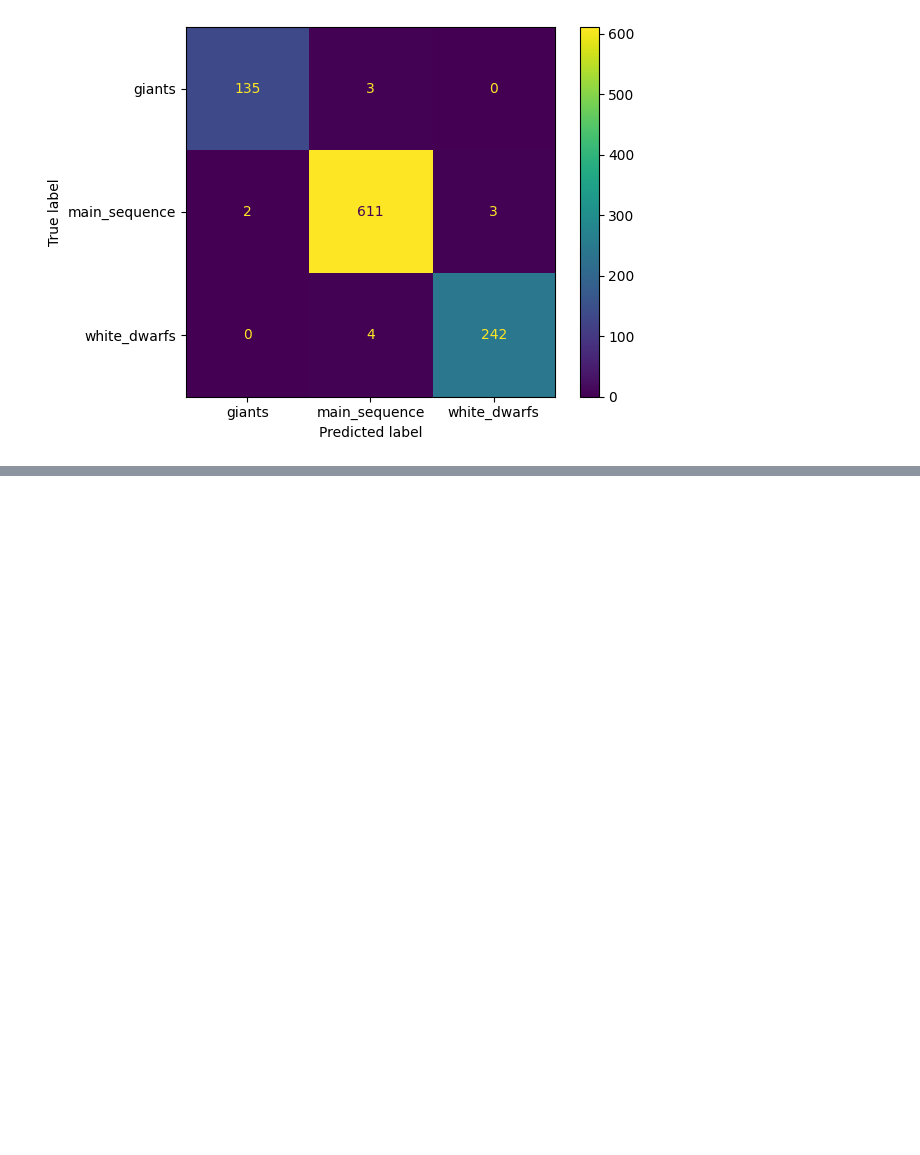
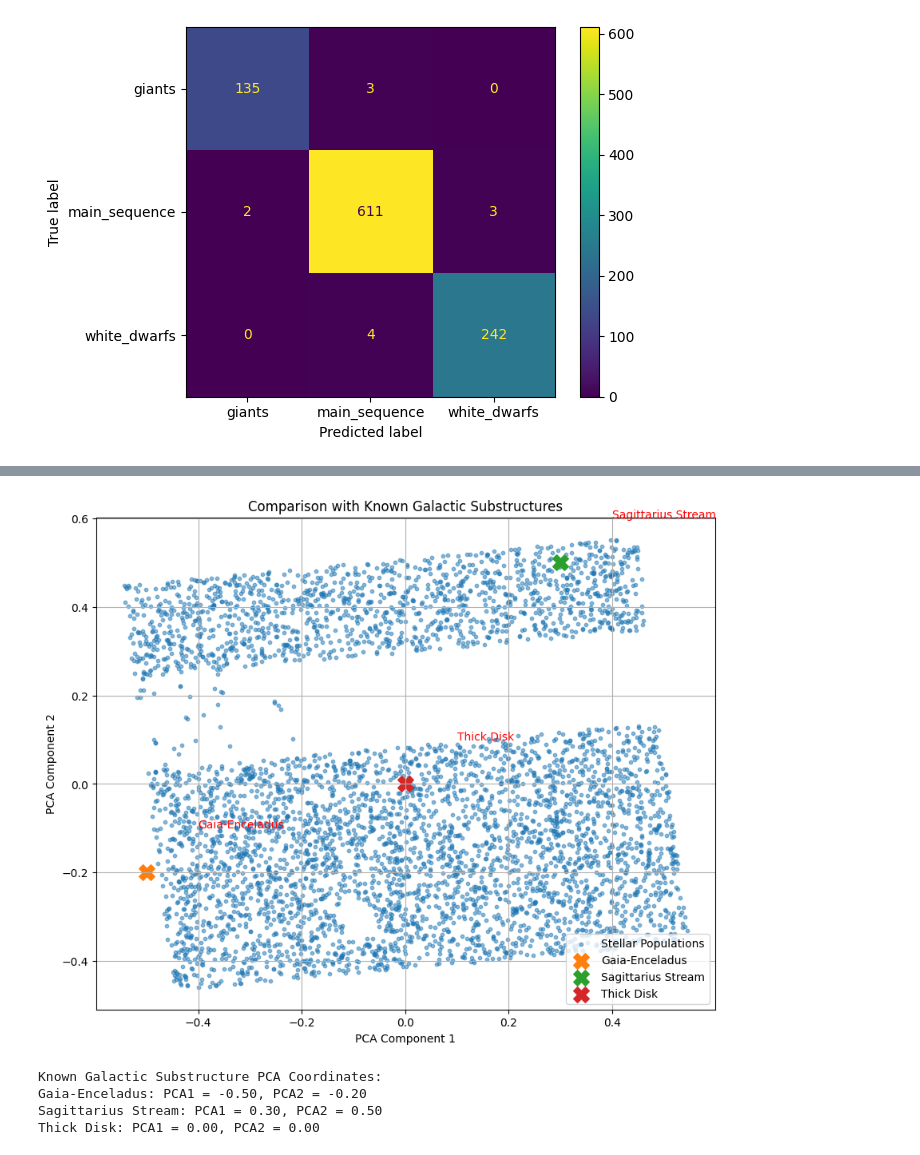
Before and after one commit to Fr4nc3/SDSS_Release_17_system_model, a Jupyter notebook: sdss_data.ipynb, the cells around one changed output, grey strips where cells are left out. Saved outputs shown, nothing was run; the diff lists cells and outputs as text; code cells hidden in the pictures; blank space fills up the shorter version.

```diff
--- a/sdss_data.ipynb
+++ b/sdss_data.ipynb
@@ -1070,0 +1116,50 @@ Fitting 5 folds for each of 16 candidates, totalling 80 fits
+# %%
+
+from sklearn.decomposition import PCA
+
+
+pca = PCA(n_components=2)
+coordinates = data[['ra', 'dec']].dropna().values
+pca_coordinates = pca.fit_transform(coordinates)
+
+
+data['PCA1'] = pca_coordinates[:, 0]
+data['PCA2'] = pca_coordinates[:, 1]
+
+
+known_substructures = {
+    "Gaia-Enceladus": [data['PCA1'].mean() - 0.5, data['PCA2'].mean() - 0.2],
+    "Sagittarius Stream": [data['PCA1'].mean() + 0.3, data['PCA2'].mean() + 0.5],
+    "Thick Disk": [data['PCA1'].mean(), data['PCA2'].mean()]
+}
+
+
+plt.figure(figsize=(10, 8))
+plt.scatter(data['PCA1'], data['PCA2'], s=10, alpha=0.5, label="Stellar Populations")
+
+# Add Galactic substructure markers
+for name, coords in known_substructures.items():
+    plt.scatter(coords[0], coords[1], marker='X', s=200, label=name)
+
+
+for name, coords in known_substructures.items():
+    plt.text(coords[0] + 0.1, coords[1] + 0.1, name, fontsize=10, color='red')
+
+
+plt.xlabel("PCA Component 1")
+plt.ylabel("PCA Component 2")
+plt.title("Comparison with Known Galactic Substructures")
+plt.legend()
+plt.grid()
+plt.show()
+
+
+print("Known Galactic Substructure PCA Coordinates:")
+for name, coords in known_substructures.items():
+    print(f"{name}: PCA1 = {coords[0]:.2f}, PCA2 = {coords[1]:.2f}")
+# %% [output]
+[figure, added]
+Known Galactic Substructure PCA Coordinates:
+Gaia-Enceladus: PCA1 = -0.50, PCA2 = -0.20
+Sagittarius Stream: PCA1 = 0.30, PCA2 = 0.50
+Thick Disk: PCA1 = 0.00, PCA2 = 0.00
```
Also changed, not shown: parts of 2 cells of this notebook.
